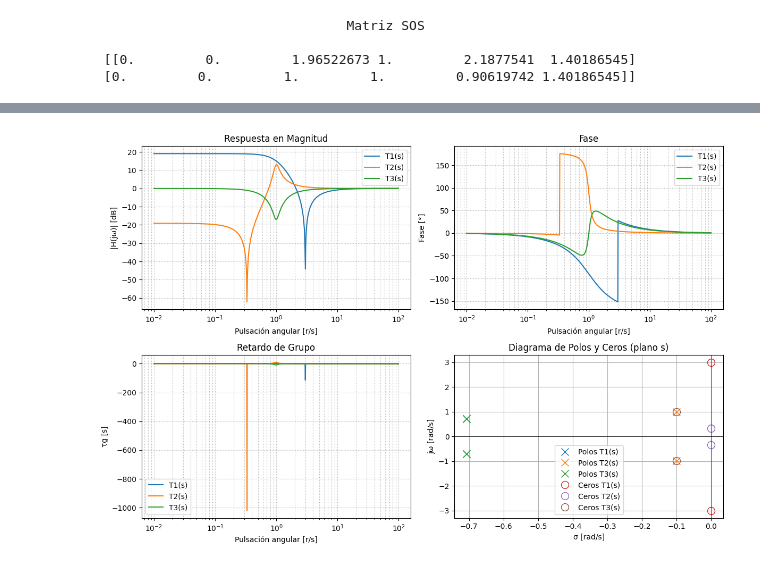
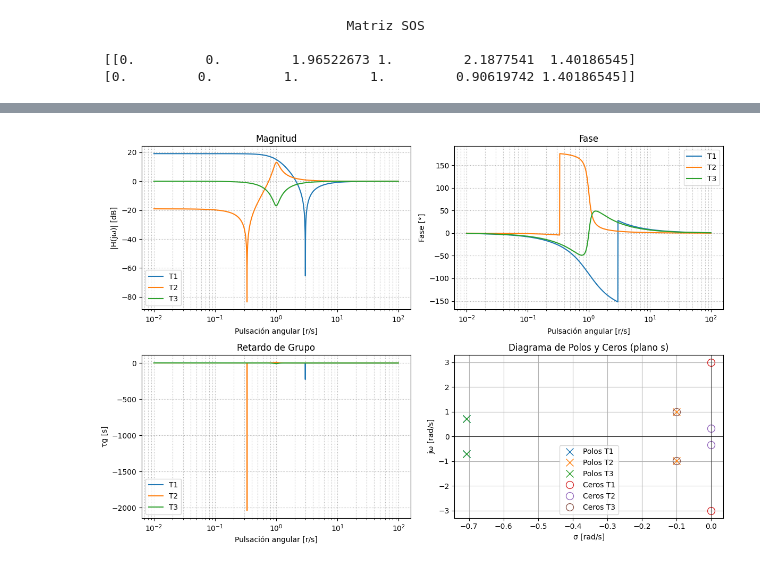
Before and after one commit to LolaPampin07/TS6, a Jupyter notebook: ts6.ipynb, the cells around one changed output, grey strips where cells are left out. Drawn from its saved outputs; the diff is of its cells as text; code cells hidden in the pictures.

```diff
--- a/ts6.ipynb
+++ b/ts6.ipynb
@@ -94,7 +338,7 @@ display(HTML("""<div style="text-align:center;"><iframe src="Ejercicio2.pdf" wid
 # %%
-# %% PUNTO 3
+# %% PUNTO 3, 4 y 5
 # Defino las tres funciones de trasferencia que me da la consigna
-# T1(s) = (s^2 + 9) / (s^2 + 2s + 1)
+# T1(s) = (s^2 + 9) / (s^2 + sqrt(2)s + 1)
 num1 = [1, 0, 9]
 den1 = [1, np.sqrt(2), 1]
 T1 = signal.TransferFunction(num1, den1)
@@ -104,13 +348,13 @@ num2 = [1, 0, 1/9]
 den2 = [1, 1/5, 1]
 T2 = signal.TransferFunction(num2, den2)
 
-# T3(s) = (s^2 + s + 1) / (s^2 + 3s + 1)
+# T3(s) = (s^2 + 1/5 s + 1) / (s^2 + sqrt(2)s + 1)
 num3 = [1, 1/5, 1]
 den3 = [1, np.sqrt(2), 1]
 T3 = signal.TransferFunction(num3, den3)
 
 # Respuesta en frecuencia
-w = np.logspace(-2, 2, 1000) # Escala logaritmica
+w = np.logspace(-2, 2, 2000) # Escala logaritmica
 w1, h1 = signal.freqs(num1, den1, w) # Calcula la respuesta en frecuencia del filtro
 w2, h2 = signal.freqs(num2, den2, w) # Calcula la respuesta en frecuencia del filtro
 w3, h3 = signal.freqs(num3, den3, w) # Calcula la respuesta en frecuencia del filtro
@@ -135,10 +379,10 @@ plt.figure(figsize=(12,8))
 
 # Magnitud
 plt.subplot(2,2,1)
-plt.semilogx(w1, 20*np.log10(abs(h1)), label = 'T1(s)')
-plt.semilogx(w2, 20*np.log10(abs(h2)), label = 'T2(s)')
-plt.semilogx(w3, 20*np.log10(abs(h3)), label = 'T3(s)')
-plt.title('Respuesta en Magnitud')
+plt.semilogx(w1, 20*np.log10(abs(h1)), label = 'T1')
+plt.semilogx(w2, 20*np.log10(abs(h2)), label = 'T2')
+plt.semilogx(w3, 20*np.log10(abs(h3)), label = 'T3')
+plt.title('Magnitud')
 plt.xlabel('Pulsación angular [r/s]')
 plt.ylabel('|H(jω)| [dB]')
 plt.grid(True, which = 'both', ls = ':')
@@ -146,48 +390,48 @@ plt.legend()
 
 # Fase
 plt.subplot(2,2,2)
-plt.semilogx(w1, np.degrees(phase1), label = 'T1(s)')
-plt.semilogx(w2, np.degrees(phase2), label = 'T2(s)')
-plt.semilogx(w3, np.degrees(phase3), label = 'T3(s)')
+plt.semilogx(w1, np.degrees(phase1), label = 'T1')
+plt.semilogx(w2, np.degrees(phase2), label = 'T2')
+plt.semilogx(w3, np.degrees(phase3), label = 'T3')
 plt.title('Fase')
 plt.xlabel('Pulsación angular [r/s]')
 plt.ylabel('Fase [°]')
 plt.grid(True, which = 'both', ls = ':')
 plt.legend()
 
 # Retardo de grupo
 plt.subplot(2,2,3)
-plt.semilogx(w1[:-1], gd1, label = 'T1(s)')
-plt.semilogx(w2[:-1], gd2, label = 'T2(s)')
-plt.semilogx(w3[:-1], gd3, label = 'T3(s)')
+plt.semilogx(w1[:-1], gd1, label = 'T1')
+plt.semilogx(w2[:-1], gd2, label = 'T2')
+plt.semilogx(w3[:-1], gd3, label = 'T3')
 plt.title('Retardo de Grupo')
 plt.xlabel('Pulsación angular [r/s]')
 plt.ylabel('τg [s]')
 plt.grid(True, which = 'both', ls = ':')
 plt.legend()
 
 # Diagrama de polos y ceros
 plt.subplot(2,2,4)
-plt.plot(np.real(p1), np.imag(p1), 'x', markersize = 10, label = 'Polos T1(s)')
-plt.plot(np.real(p2), np.imag(p2), 'x', markersize = 10, label = 'Polos T2(s)')
-plt.plot(np.real(p3), np.imag(p3), 'x', markersize = 10, label = 'Polos T3(s)')
+plt.plot(np.real(p1), np.imag(p1), 'x', markersize = 10, label = 'Polos T1')
+plt.plot(np.real(p2), np.imag(p2), 'x', markersize = 10, label = 'Polos T2')
+plt.plot(np.real(p3), np.imag(p3), 'x', markersize = 10, label = 'Polos T3')
 
 if len(z1) > 0:
-    plt.plot(np.real(z1), np.imag(z1), 'o', markersize = 10, fillstyle = 'none', label = 'Ceros T1(s)')
+    plt.plot(np.real(z1), np.imag(z1), 'o', markersize = 10, fillstyle = 'none', label = 'Ceros T1')
 if len(z2) > 0:
-    plt.plot(np.real(z2), np.imag(z2), 'o', markersize = 10, fillstyle = 'none', label = 'Ceros T2(s)')
+    plt.plot(np.real(z2), np.imag(z2), 'o', markersize = 10, fillstyle = 'none', label = 'Ceros T2')
 if len(z3) > 0:
-    plt.plot(np.real(z3), np.imag(z3), 'o', markersize = 10, fillstyle = 'none', label = 'Ceros T3(s)')
+    plt.plot(np.real(z3), np.imag(z3), 'o', markersize = 10, fillstyle = 'none', label = 'Ceros T3')
 
 plt.axhline(0, color = 'k', lw = 0.5)
 plt.axvline(0, color='k', lw = 0.5)
 plt.title('Diagrama de Polos y Ceros (plano s)')
 plt.xlabel('σ [rad/s]')
 plt.ylabel('jω [rad/s]')
 plt.legend()
 plt.grid(True)
 
 plt.tight_layout()
 plt.show()
 # %% [output]
-[figure, old version]
+[figure, new version]
```
Also changed, not shown: parts of 6 cells of this notebook, 1 other file.
